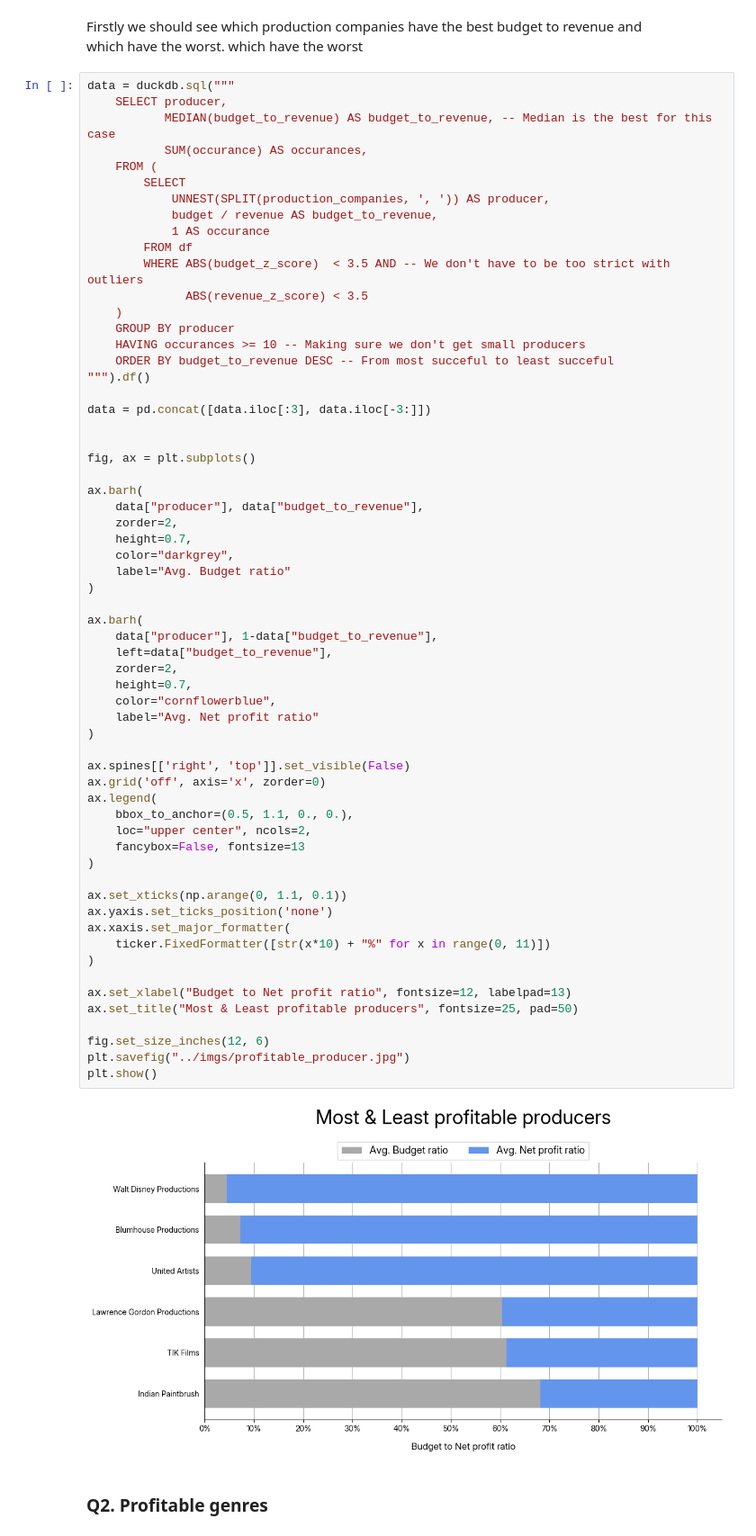
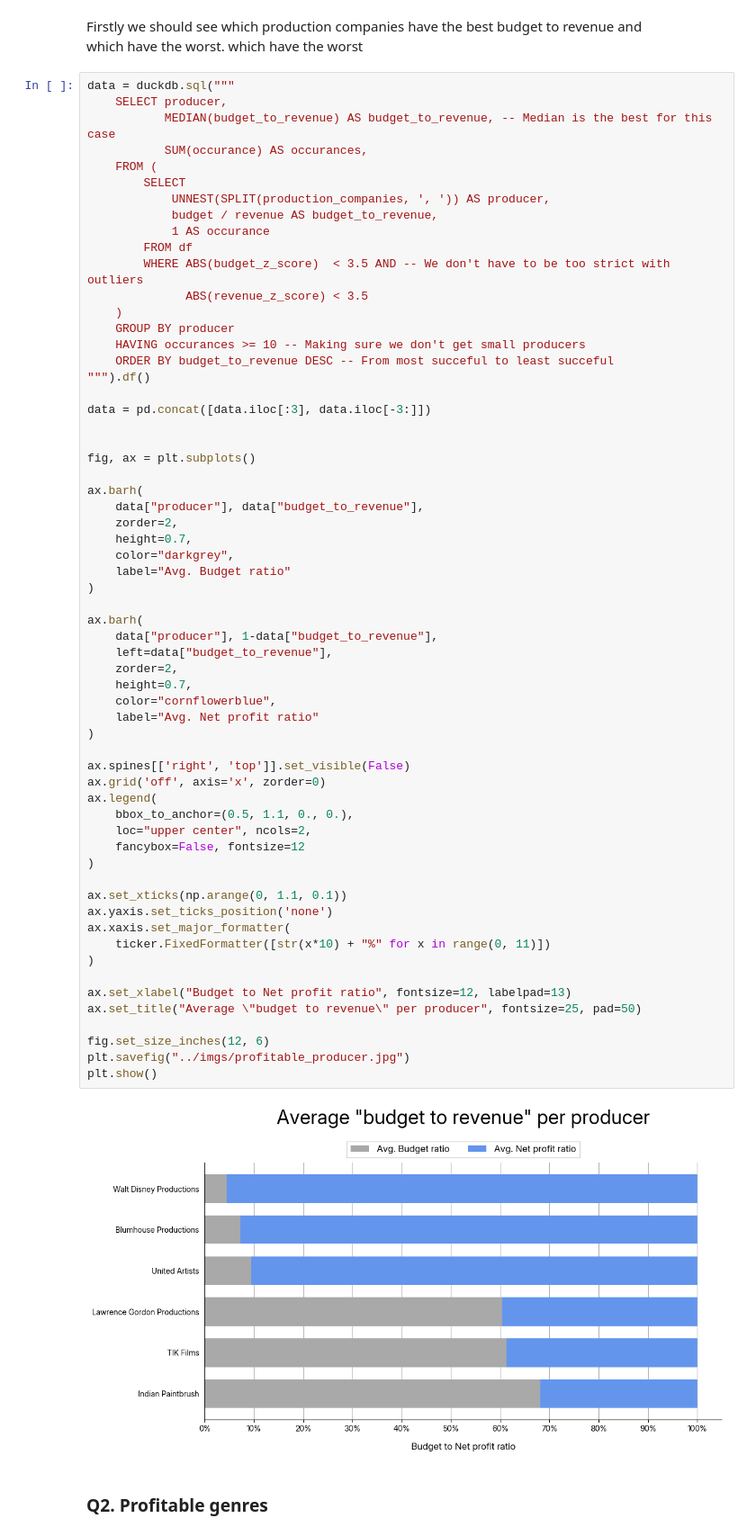
Before and after one commit to muabdalaleam/movies-analysis, a Jupyter notebook: notebooks/report.ipynb, the cells around one changed output. Shown at 90% size. Drawn from its saved outputs; the diff is of its cells as text.

```diff
--- a/notebooks/report.ipynb
+++ b/notebooks/report.ipynb
@@ -115,36 +111,36 @@ ax.barh(
 )
 
 ax.barh(
     data["producer"], 1-data["budget_to_revenue"],
     left=data["budget_to_revenue"],
     zorder=2,
     height=0.7,
     color="cornflowerblue",
     label="Avg. Net profit ratio"
 )
 
 ax.spines[['right', 'top']].set_visible(False)
 ax.grid('off', axis='x', zorder=0)
 ax.legend(
     bbox_to_anchor=(0.5, 1.1, 0., 0.),
     loc="upper center", ncols=2,
-    fancybox=False, fontsize=13
+    fancybox=False, fontsize=12
 )
 
 ax.set_xticks(np.arange(0, 1.1, 0.1))
 ax.yaxis.set_ticks_position('none')
 ax.xaxis.set_major_formatter(
     ticker.FixedFormatter([str(x*10) + "%" for x in range(0, 11)])
 )
 
 ax.set_xlabel("Budget to Net profit ratio", fontsize=12, labelpad=13)
-ax.set_title("Most & Least profitable producers", fontsize=25, pad=50)
+ax.set_title("Average \"budget to revenue\" per producer", fontsize=25, pad=50)
 
 fig.set_size_inches(12, 6)
 plt.savefig("../imgs/profitable_producer.jpg")
 plt.show()
 # %% [output]
-[figure, old version]
+[figure, new version]
 # %% [markdown]
 ### **Q2**. Profitable genres
 # %%
```
Also changed, not shown: parts of 10 cells of this notebook.
